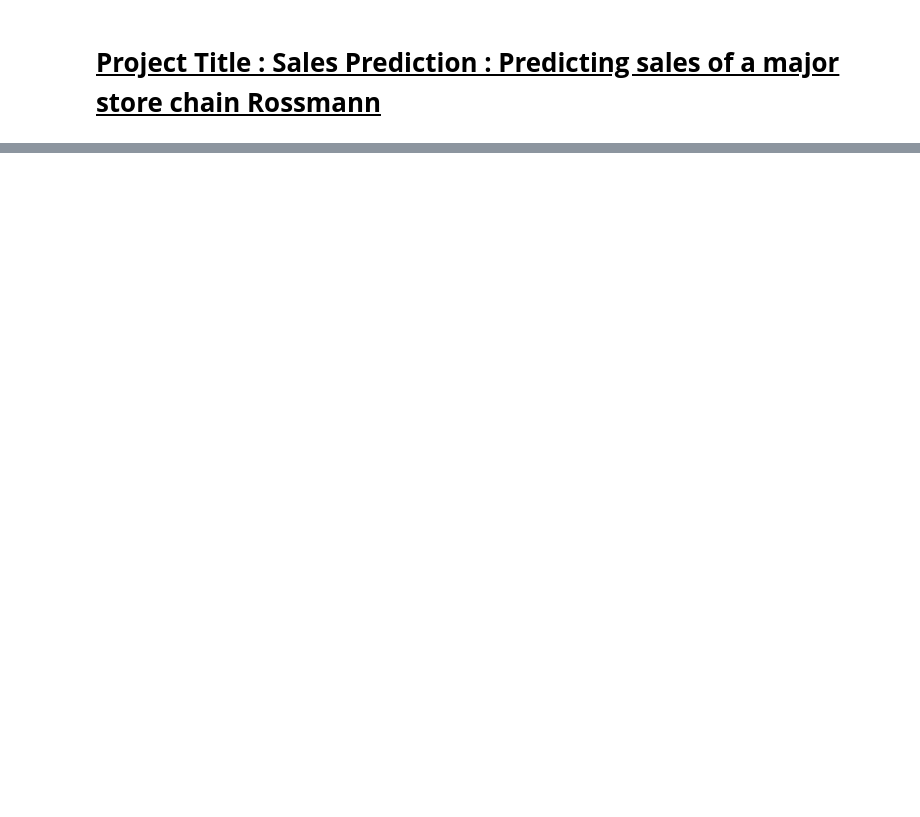
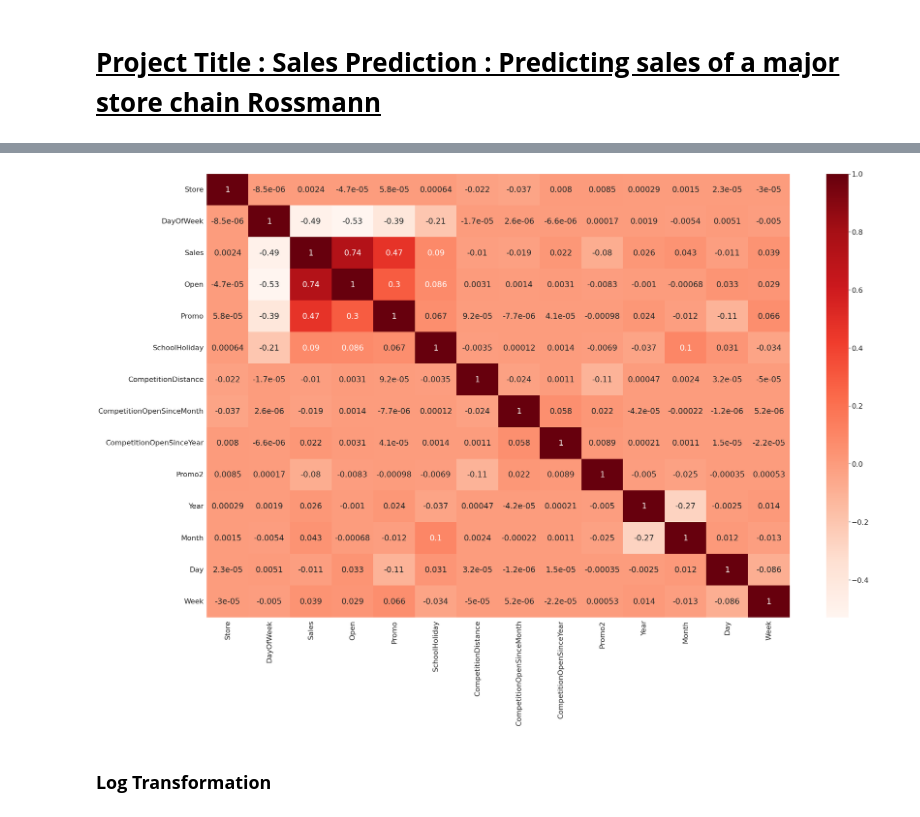
Before and after one commit to RajaChowdhury/Retail-Sales-Prediction, a Jupyter notebook: Rossmann_Sales_Prediction_ML_Capstone_Project_Raja_Chowdhury.ipynb, the cells around one changed output, grey strips where cells are left out. Drawn from its saved outputs; the diff is of its cells as text; code cells hidden in the pictures; blank space fills up the shorter version.

```diff
--- a/Rossmann_Sales_Prediction_ML_Capstone_Project_Raja_Chowdhury.ipynb
+++ b/Rossmann_Sales_Prediction_ML_Capstone_Project_Raja_Chowdhury.ipynb
@@ -35,0 +509,10 @@
+# %%
+df=df.drop(["WeekOfYear",'Promo2SinceYear','Customers','Promo2SinceWeek'], axis=1)
+# %%
+plt.figure(figsize=(40,25))
+ml_corr = df.corr()
+heatmap=sns.heatmap(ml_corr ,cbar=True,annot=True, cmap="Reds")
+# %% [output]
+[figure, added]
+# %% [markdown]
+### **Log Transformation**
```
Also changed, not shown: parts of 53 cells of this notebook.
